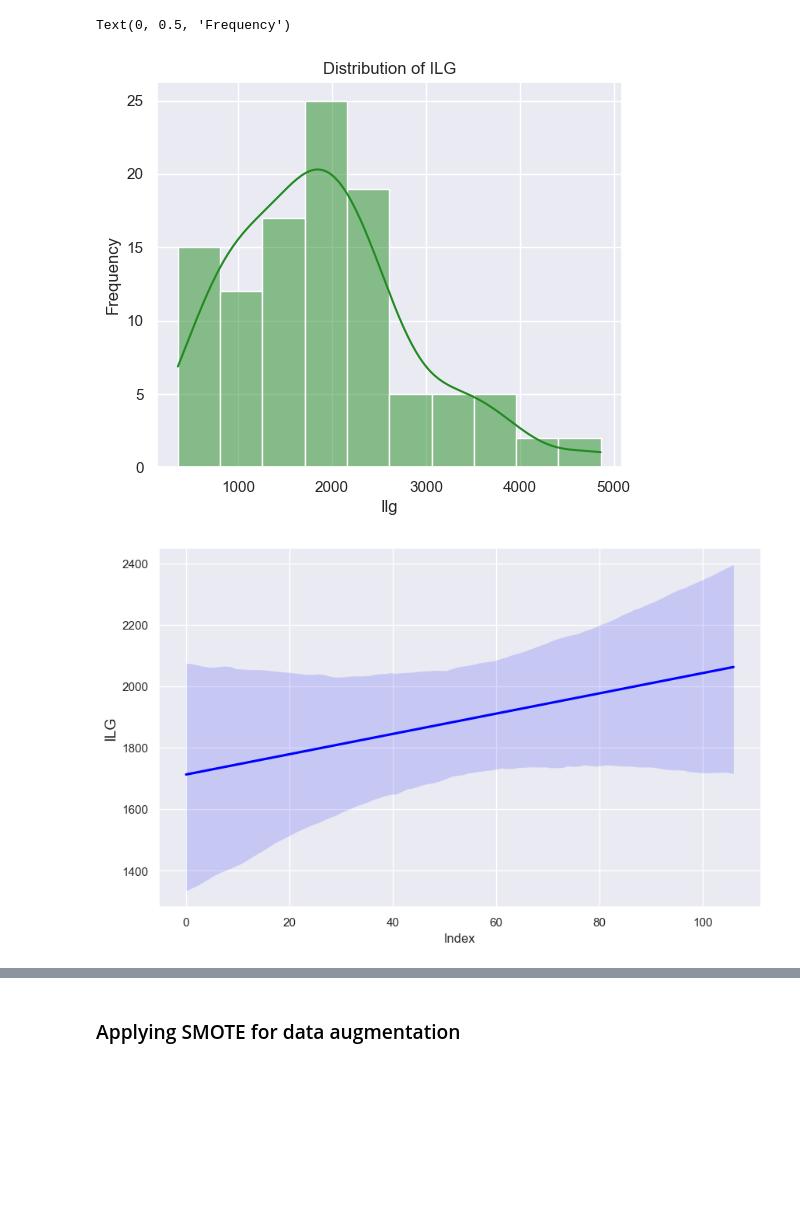
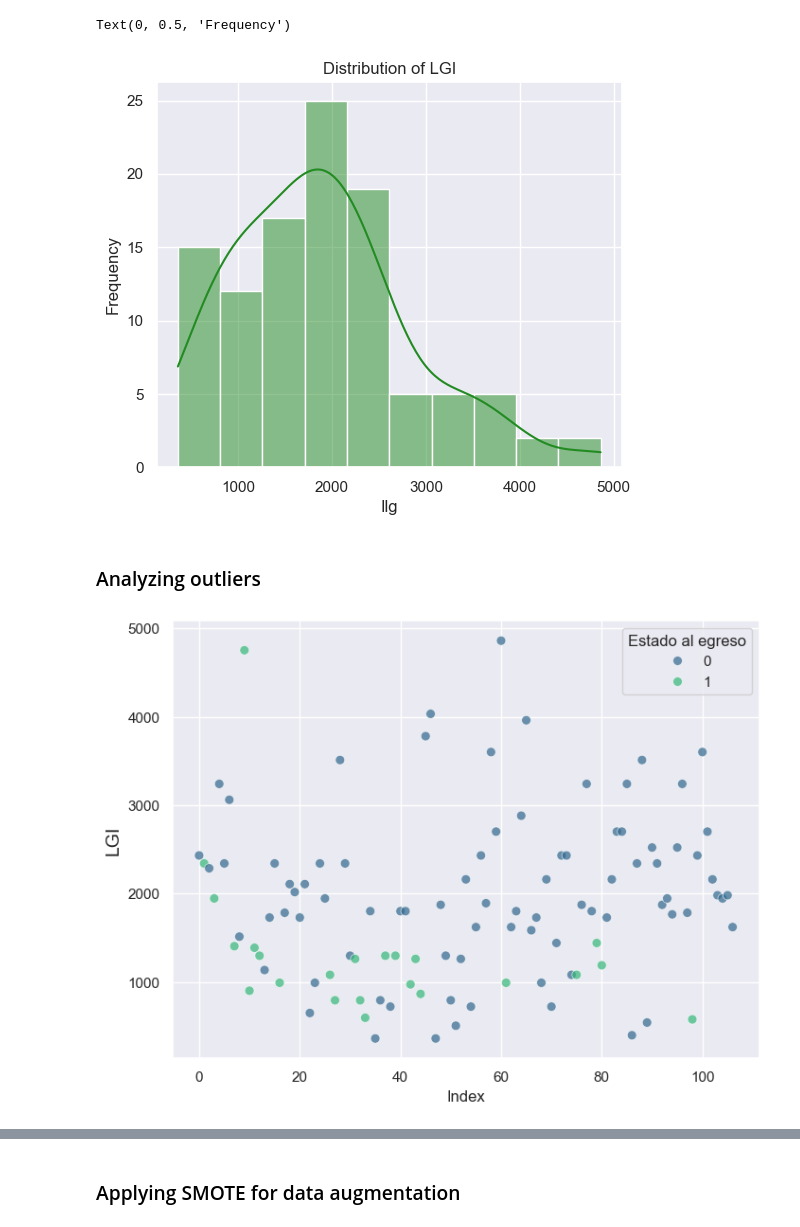
Before and after one commit to serize02/LGI-predictor, a Jupyter notebook: notebooks/00-initial-data-exploration.ipynb, the cells around one changed output, grey strips where cells are left out. Saved outputs shown, nothing was run; the diff lists cells and outputs as text; code cells hidden in the pictures; blank space fills up the shorter version.

```diff
--- a/notebooks/00-initial-data-exploration.ipynb
+++ b/notebooks/00-initial-data-exploration.ipynb
@@ -9,5 +7,5 @@ os.chdir('../')
 # %%
-data = pd.read_csv('data/raw/data.csv')
+data = pd.read_csv('../data/raw/data.csv')
 # %%
 data.columns
 # %% [output]
@@ -32,16 +29,18 @@ Index(['Edad', 'Sexo', 'Trastorno de consciencia', 'Apache', 'Leucocitos',
 plt.figure(figsize=(6,5))
 sns.set(style='darkgrid')
 sns.histplot(data['Ilg'], color='forestgreen', kde=True)
-plt.title('Distribution of ILG')
+plt.title('Distribution of LGI')
 plt.ylabel('Frequency')
 # %% [output]
 Text(0, 0.5, 'Frequency')
-[figure, old version]
+[figure, new version]
+# %% [markdown]
+### Analyzing outliers
 # %%
-plt.figure(figsize=(10, 6))
-sns.regplot(x=data.index, y='Ilg', data=data, scatter=False, color='blue')
-plt.ylabel('ILG', fontsize=14)
+plt.figure(figsize=(8, 6))
+sns.scatterplot(x=data.index, y='Ilg', data=data, hue='Estado al egreso', alpha=0.7, palette='viridis', s=50)
+plt.ylabel('LGI', fontsize=14)
 plt.xlabel('Index')
 plt.show()
 # %% [output]
-[figure, old version]
+[figure, new version]
```
Also changed, not shown: parts of 27 cells of this notebook, 16 other files.
